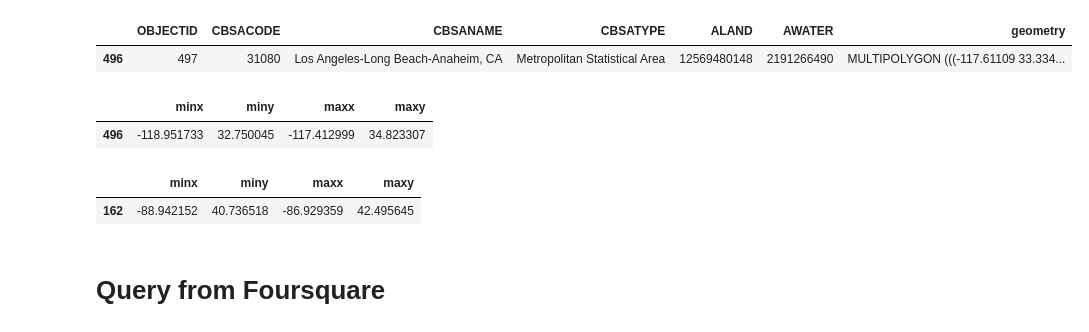
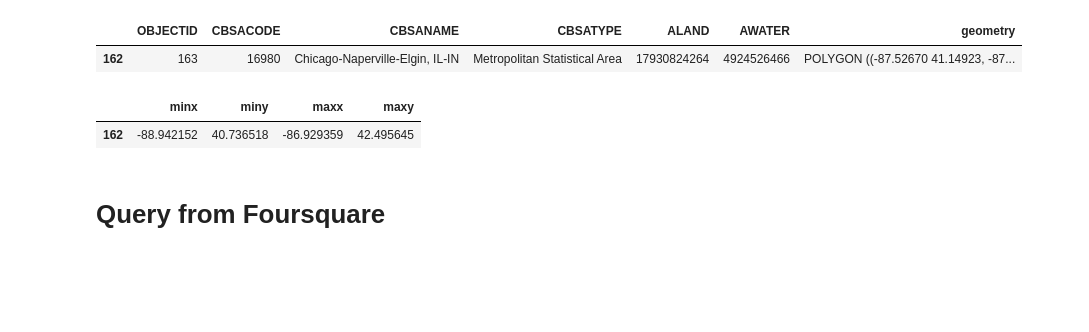
Before and after one commit to HOUPU1993/POI-study, a Jupyter notebook: 2.data_engenering/data_engineering.ipynb, the cells around one changed output. Drawn from its saved outputs; the diff is of its cells as text; code cells hidden in the pictures; blank space fills up the shorter version.

```diff
--- a/2.data_engenering/data_engineering.ipynb
+++ b/2.data_engenering/data_engineering.ipynb
@@ -11,22 +11,16 @@ from pyiceberg.catalog import load_catalog
 # %%
 us_cbsa = gpd.read_file("/Users/houpuli/Downloads/Core_based_statistical_area_for_the_US_July_2023_4764927935501855778.geojson")
 us_msa = us_cbsa[us_cbsa['CBSATYPE'] == 'Metropolitan Statistical Area']
-msa_la = us_msa[us_msa['CBSACODE']=='31080']
-msa_la
+msa_chicago = us_msa[us_msa['CBSACODE']=='16980']
+msa_chicago
 # %% [output]
 |  | OBJECTID | CBSACODE | CBSANAME | CBSATYPE | ALAND | AWATER | geometry |
-| 496 | 497 | 31080 | Los Angeles-Long Beach-Anaheim, CA | Metropolitan Statistical Area | 12569480148 | 2191266490 | MULTIPOLYGON (((-117.61109 33.334... |
+| 162 | 163 | 16980 | Chicago-Naperville-Elgin, IL-IN | Metropolitan Statistical Area | 17930824264 | 4924526466 | POLYGON ((-87.52670 41.14923, -87... |
 # %%
-msa_la.bounds
+msa_chicago.bounds
 # %% [output]
 |  | minx | miny | maxx | maxy |
-| 496 | -118.951733 | 32.750045 | -117.412999 | 34.823307 |
+| 162 | -88.942152 | 40.736518 | -86.929359 | 42.495645 |
-# %%
-msa_chicago = us_msa[us_msa['CBSACODE']=='16980']
-msa_chicago.bounds
-# %% [output]
-|  | minx | miny | maxx | maxy |
-| 162 | -88.942152 | 40.736518 | -86.929359 | 42.495645 |
 # %% [markdown]
 # Query from Foursquare
 # %%
```
Also changed, not shown: parts of 30 cells of this notebook.
